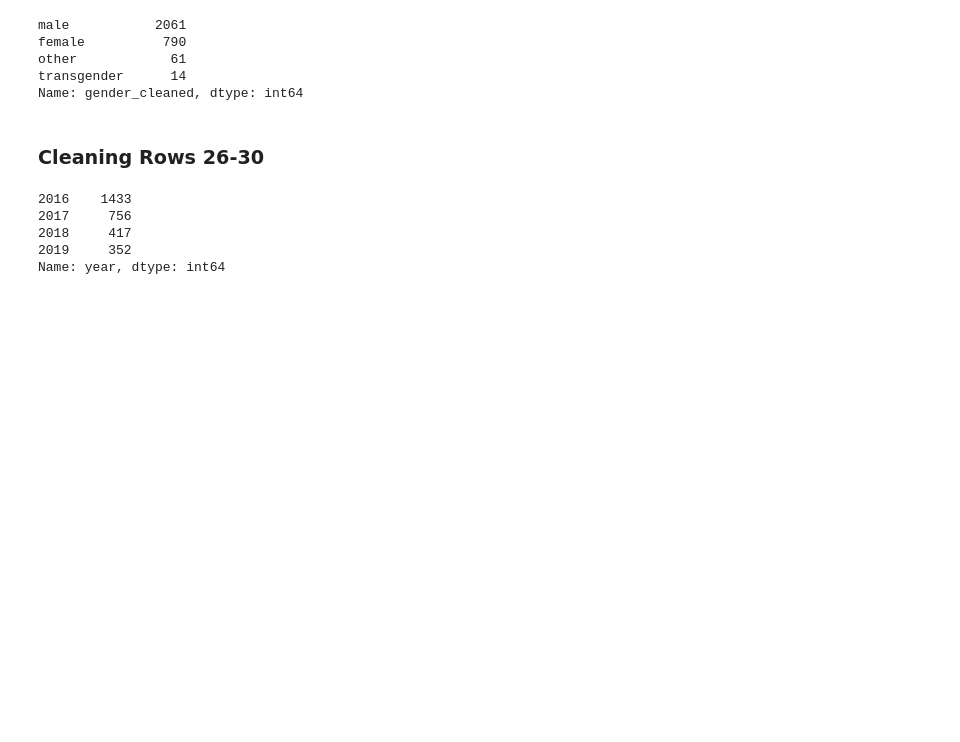
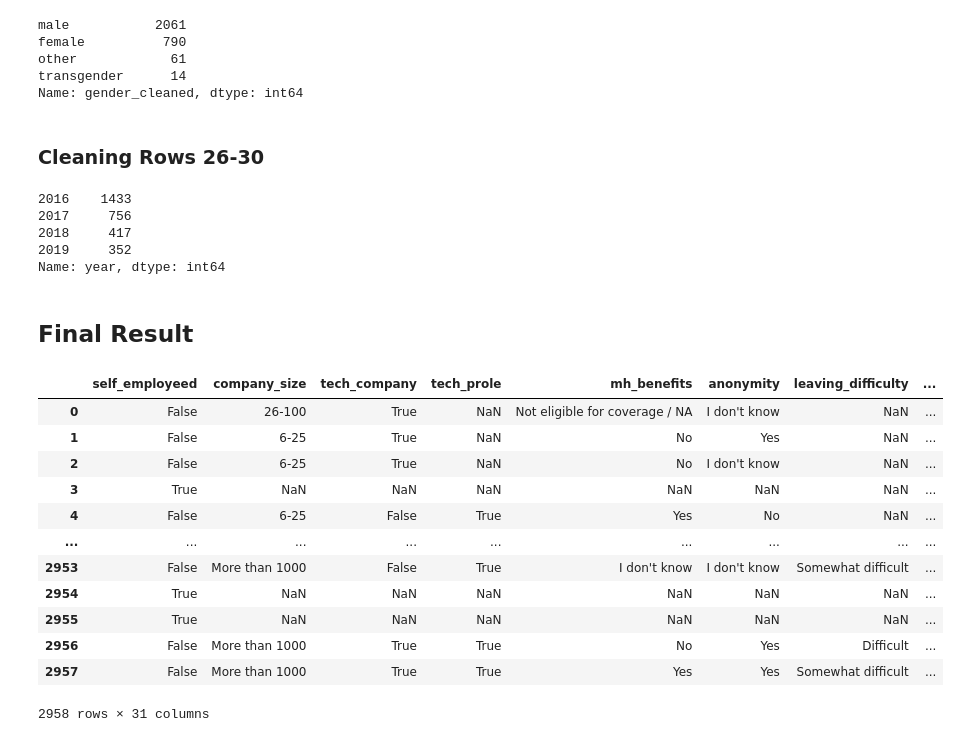
Before and after one commit to jaceybronte/compsci216-project, a Jupyter notebook: MD2C.ipynb, the cells around one changed output. Drawn from its saved outputs; the diff is of its cells as text; code cells hidden in the pictures; blank space fills up the shorter version.

Commit message:
added final section to view data & get csv file

```diff
--- a/MD2C.ipynb
+++ b/MD2C.ipynb
@@ -301,3 +301,22 @@ md['year'].value_counts()
 2018     417
 2019     352
 Name: year, dtype: int64
+# %% [markdown]
+## Final Result
+# %%
+md.to_csv('clean_data.csv', index=False)
+md
+# %% [output]
+|  | self_employeed | company_size | tech_company | tech_prole | mh_benefits | anonymity | leaving_difficulty | ... |
+| 0 | False | 26-100 | True | NaN | Not eligible for coverage / NA | I don't know | NaN | ... |
+| 1 | False | 6-25 | True | NaN | No | Yes | NaN | ... |
+| 2 | False | 6-25 | True | NaN | No | I don't know | NaN | ... |
+| 3 | True | NaN | NaN | NaN | NaN | NaN | NaN | ... |
+| 4 | False | 6-25 | False | True | Yes | No | NaN | ... |
+| ... | ... | ... | ... | ... | ... | ... | ... | ... |
+| 2953 | False | More than 1000 | False | True | I don't know | I don't know | Somewhat difficult | ... |
+| 2954 | True | NaN | NaN | NaN | NaN | NaN | NaN | ... |
+| 2955 | True | NaN | NaN | NaN | NaN | NaN | NaN | ... |
+| 2956 | False | More than 1000 | True | True | No | Yes | Difficult | ... |
+| 2957 | False | More than 1000 | True | True | Yes | Yes | Somewhat difficult | ... |
+2958 rows × 31 columns
```
